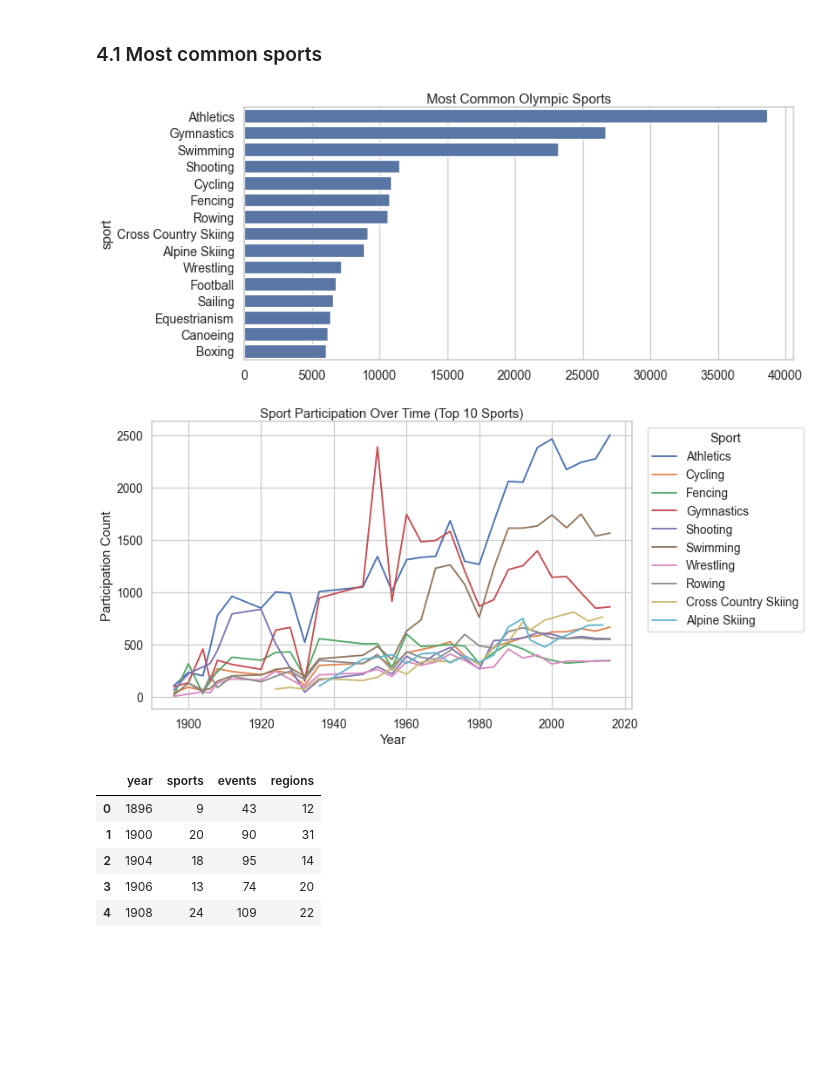
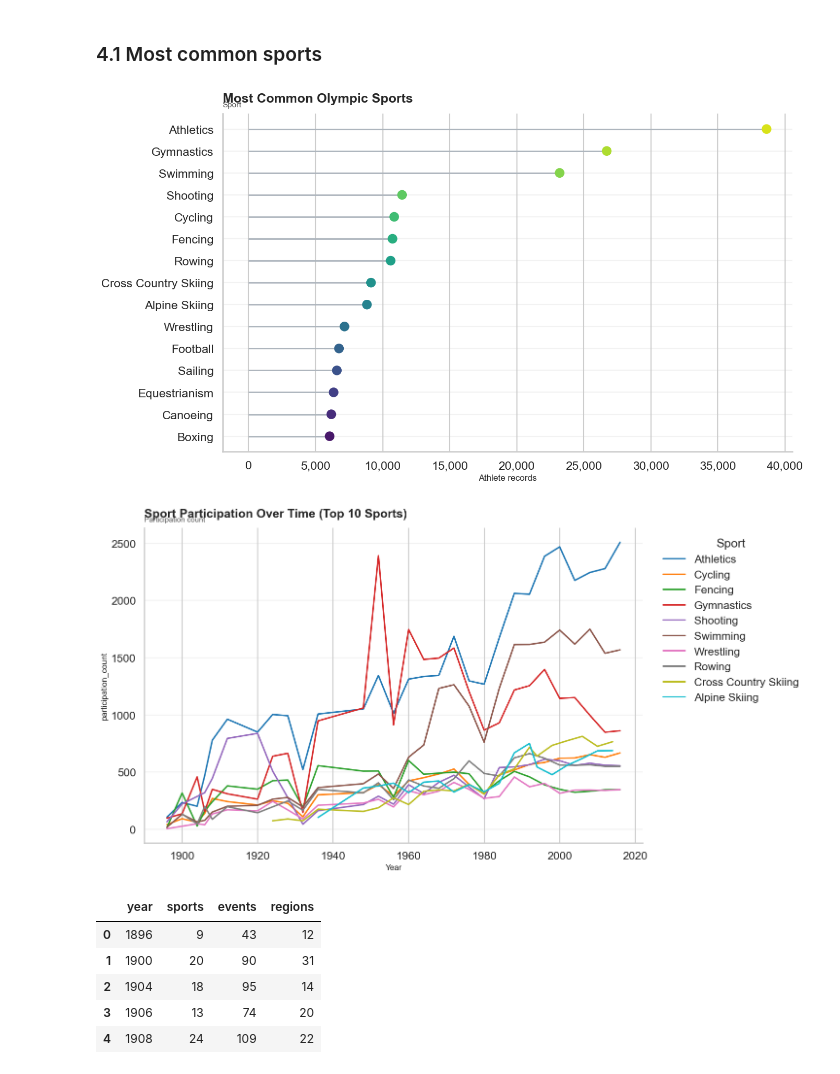
Before and after one commit to com-480-data-visualization/DataRizz, a Jupyter notebook: milestones/milestone1/eda.ipynb, the cells around one changed output. Cells and saved outputs as stored; diff of their text form; code cells hidden in the pictures; blank space fills up the shorter version.

```diff
--- a/milestones/milestone1/eda.ipynb
+++ b/milestones/milestone1/eda.ipynb
@@ -215,15 +299,22 @@ plt.show()
 # %% [markdown]
 ### 4.1 Most common sports
 # %%
-top_sports = olympics["sport"].value_counts().head(15)
+top_sports = olympics["sport"].value_counts().head(15).sort_values()
 
-sns.barplot(x=top_sports.values, y=top_sports.index)
-
-plt.title("Most Common Olympic Sports")
-
+fig, ax = plt.subplots(figsize=(14, 8))
+ax.hlines(y=top_sports.index, xmin=0, xmax=top_sports.values, color="#adb5bd", linewidth=2)
+ax.scatter(top_sports.values, top_sports.index, s=140, c=sns.color_palette("viridis", len(top_sports)), zorder=3)
+polish_axes(
+    ax,
+    "Most Common Olympic Sports",
+    "Sport",
+    "Athlete records",
+)
+ax.xaxis.set_major_formatter(mtick.StrMethodFormatter("{x:,.0f}"))
+plt.tight_layout()
 plt.show()
 # %% [output]
-[figure, old version]
+[figure, new version]
 # %%
 sport_year = (
     olympics.groupby(["year", "sport"])
@@ -241,21 +332,26 @@ top_sports = (
 
 sport_year_top = sport_year[sport_year["sport"].isin(top_sports)]
 
-plt.figure(figsize=(14, 7))
-sns.lineplot(
+plt.figure(figsize=(15, 8))
+ax = sns.lineplot(
     data=sport_year_top,
     x="year",
     y="participation_count",
-    hue="sport"
+    hue="sport",
+    palette="tab10",
+    linewidth=2.2,
 )
-plt.title("Sport Participation Over Time (Top 10 Sports)")
-plt.xlabel("Year")
-plt.ylabel("Participation Count")
-plt.legend(title="Sport", bbox_to_anchor=(1.02, 1))
+polish_axes(
+    ax,
+    "Sport Participation Over Time (Top 10 Sports)",
+    "Participation count",
+    "Year",
+)
+plt.legend(title="Sport", bbox_to_anchor=(1.02, 1), loc="upper left")
 plt.tight_layout()
 plt.show()
 # %% [output]
-[figure, old version]
+[figure, new version]
 # %%
 year_summary = (
     olympics.groupby("year")
```
Also changed, not shown: parts of 18 cells of this notebook.
